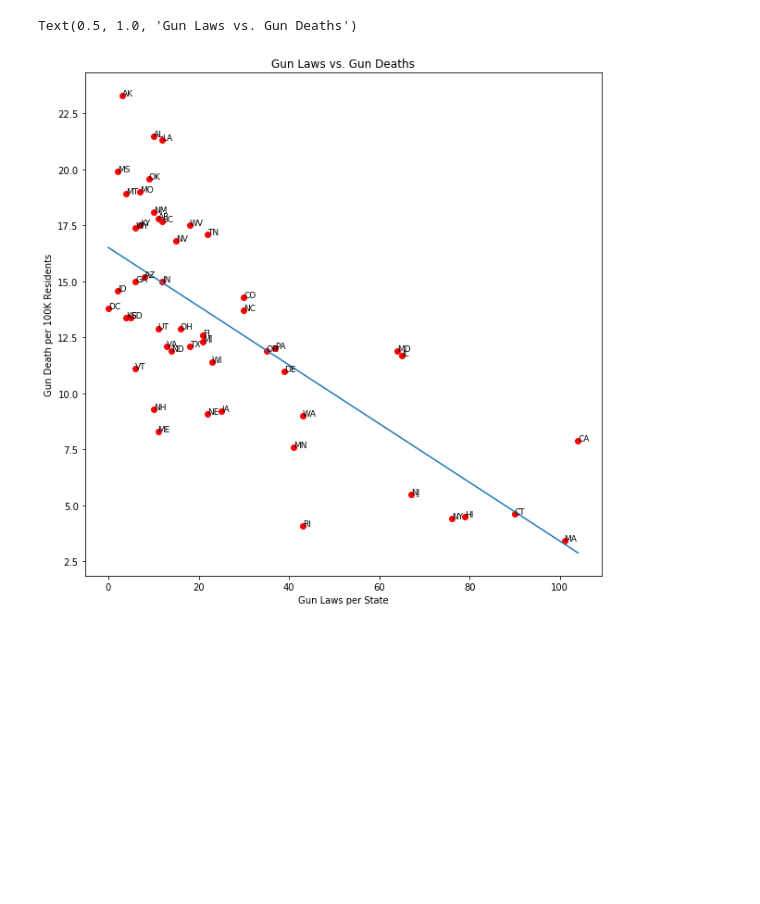
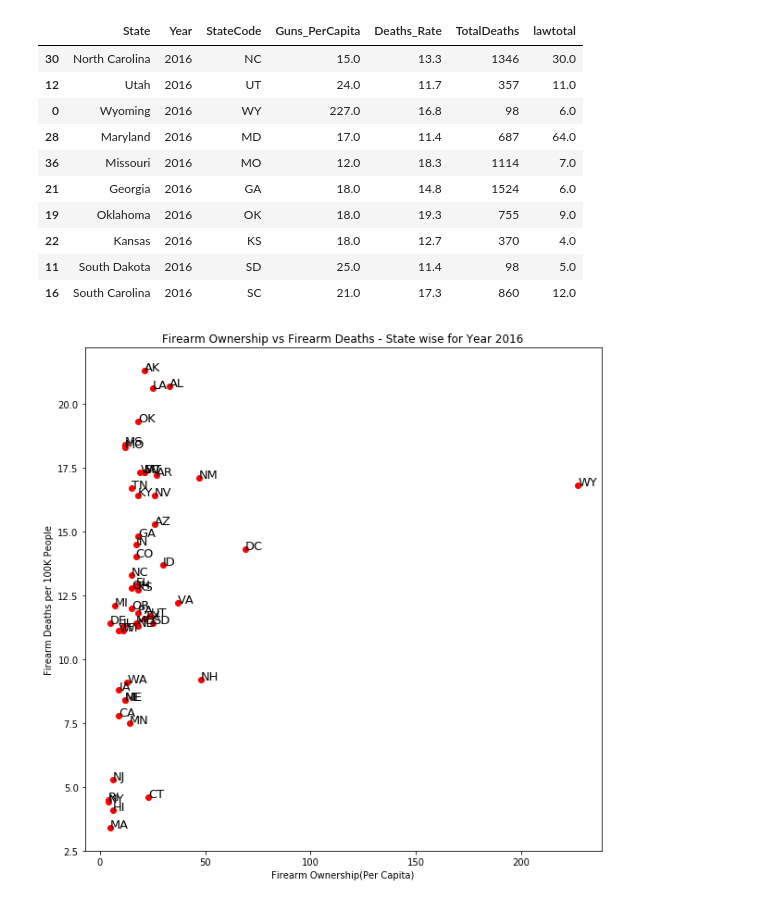
Before and after one commit to srivasud/Group7, a Jupyter notebook: FIRSTVERSION.ipynb, the cells around one changed output. Saved outputs shown, nothing was run; the diff lists cells and outputs as text; code cells hidden in the pictures; blank space fills up the shorter version.

```diff
--- a/FIRSTVERSION.ipynb
+++ b/FIRSTVERSION.ipynb
@@ -292,20 +50,0 @@ plt.rcParams['figure.figsize'] = (10,10)
-# %%
-# MY GRAPH NEEDS X AXIS LAWS Y AXIS GUN DEATHS
-Y = y
-X = x
-n = my_list
-
-
-fig, ax = plt.subplots()
-ax.scatter(X, Y, color='red')
-for i, txt in enumerate(n):
-    ax.annotate(txt, (X[i], Y[i]), fontsize=9 )
-
-plt.plot(np.unique(X), np.poly1d(np.polyfit(X, Y, 1))(np.unique(X)))
-
-plt.xlabel('Gun Laws per State')
-plt.ylabel('Gun Death per 100K Residents')
-plt.title('Gun Laws vs. Gun Deaths')
-# %% [output]
-Text(0.5, 1.0, 'Gun Laws vs. Gun Deaths')
-[figure, removed]
@@ -311,0 +120,40 @@ Text(0.5, 1.0, 'Gun Laws vs. Gun Deaths')
+# %%
+plt.rcParams['figure.figsize'] = (10,10)
+year=2016
+newdf = returnProcessedDF(year)    # invoke the above method for year 2016
+
+
+#max_value = newdf["Guns_Per1000"].max()
+#min_value = newdf["Guns_Per1000"].min()
+#newdf["normalized_gper1000"] = (newdf["Guns_Per1000"] - min_value) / (max_value - min_value)
+
+# Wyoming is an outlier with Guns_Per1000 as 298 and the rest of the states
+# have Guns_Per1000 < 60. Need to discuss on this. For now filtering this outlier...
+#!newdf = newdf[newdf.State!='Wyoming']
+
+X = newdf.Guns_PerCapita.values
+Y = newdf.Deaths_Rate.values
+n = newdf.StateCode.values
+
+fig, ax = plt.subplots()
+ax.scatter(X, Y, color='red')
+for i, txt in enumerate(n):
+    ax.annotate(txt, (X[i], Y[i]), fontsize=13 )
+
+plt.xlabel('Firearm Ownership(Per Capita)')
+plt.ylabel('Firearm Deaths per 100K People')
+plt.title('Firearm Ownership vs Firearm Deaths - State wise for Year '+str(year))
+newdf.sample(10)
+# %% [output]
+|  | State | Year | StateCode | Guns_PerCapita | Deaths_Rate | TotalDeaths | lawtotal |
+| 30 | North Carolina | 2016 | NC | 15.0 | 13.3 | 1346 | 30.0 |
+| 12 | Utah | 2016 | UT | 24.0 | 11.7 | 357 | 11.0 |
+| 0 | Wyoming | 2016 | WY | 227.0 | 16.8 | 98 | 6.0 |
+| 28 | Maryland | 2016 | MD | 17.0 | 11.4 | 687 | 64.0 |
+| 36 | Missouri | 2016 | MO | 12.0 | 18.3 | 1114 | 7.0 |
+| 21 | Georgia | 2016 | GA | 18.0 | 14.8 | 1524 | 6.0 |
+| 19 | Oklahoma | 2016 | OK | 18.0 | 19.3 | 755 | 9.0 |
+| 22 | Kansas | 2016 | KS | 18.0 | 12.7 | 370 | 4.0 |
+| 11 | South Dakota | 2016 | SD | 25.0 | 11.4 | 98 | 5.0 |
+| 16 | South Carolina | 2016 | SC | 21.0 | 17.3 | 860 | 12.0 |
+[figure, added]
```
Also changed, not shown: parts of 46 cells of this notebook.
